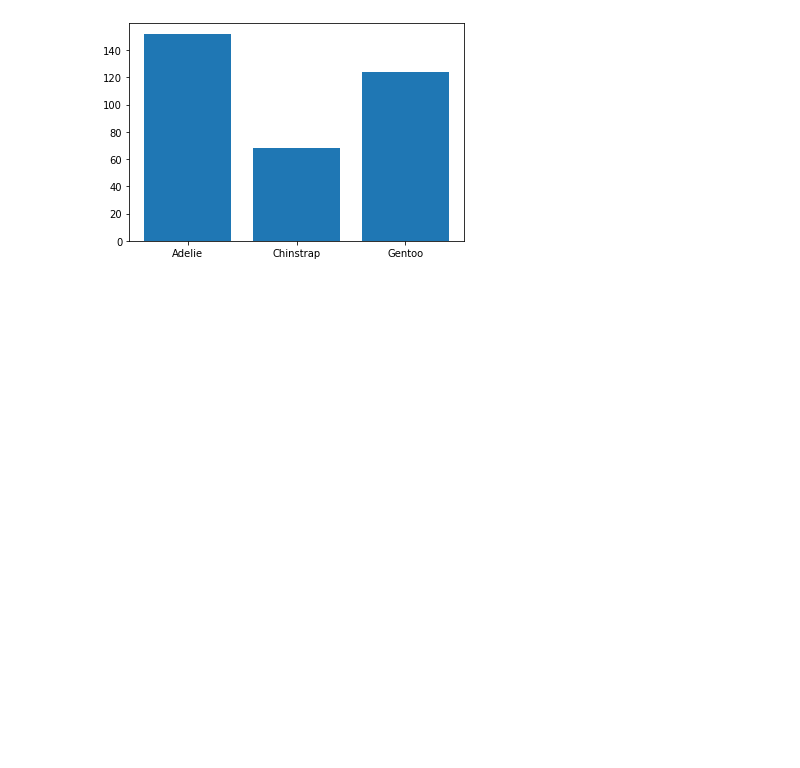
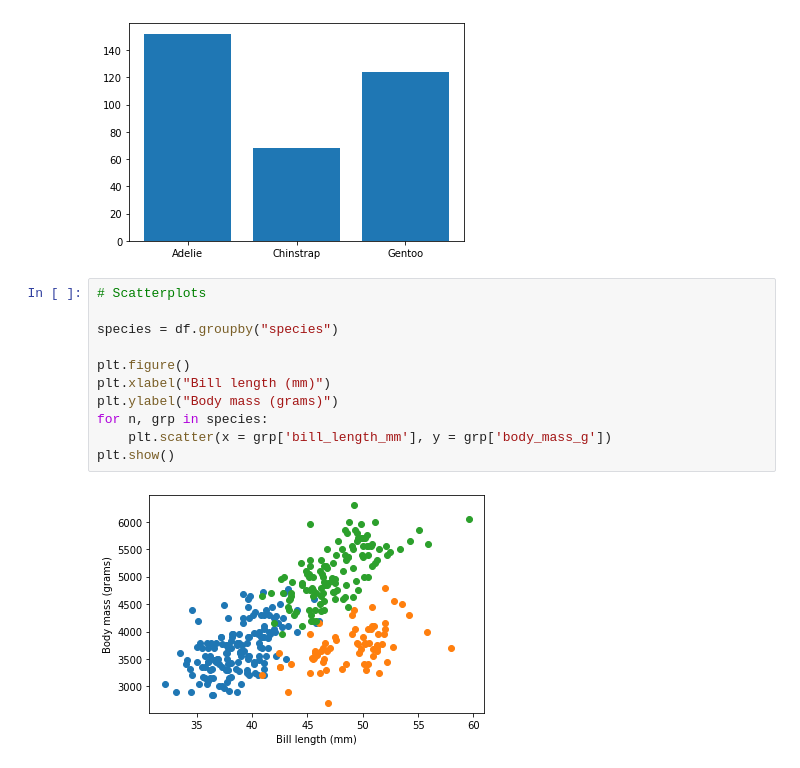
Before and after one commit to Fullchee/notes, a Jupyter notebook: docs/backend/python/pandas/plotting.ipynb, the cells around one changed output. Cells and saved outputs as stored; diff of their text form; blank space fills up the shorter version.

Commit message:
Add plotting scatterplots and correlation

```diff
--- a/docs/backend/python/pandas/plotting.ipynb
+++ b/docs/backend/python/pandas/plotting.ipynb
@@ -30,3 +30,16 @@ plt.bar(x = species_population.index, height = species_population.values)
 plt.show()
 # %% [output]
 [figure]
+# %%
+# Scatterplots
+
+species = df.groupby("species")
+
+plt.figure()
+plt.xlabel("Bill length (mm)")
+plt.ylabel("Body mass (grams)")
+for n, grp in species:
+    plt.scatter(x = grp['bill_length_mm'], y = grp['body_mass_g'])
+plt.show()
+# %% [output]
+[figure, added]
```
Also changed, not shown: parts of 1 cell of this notebook.
